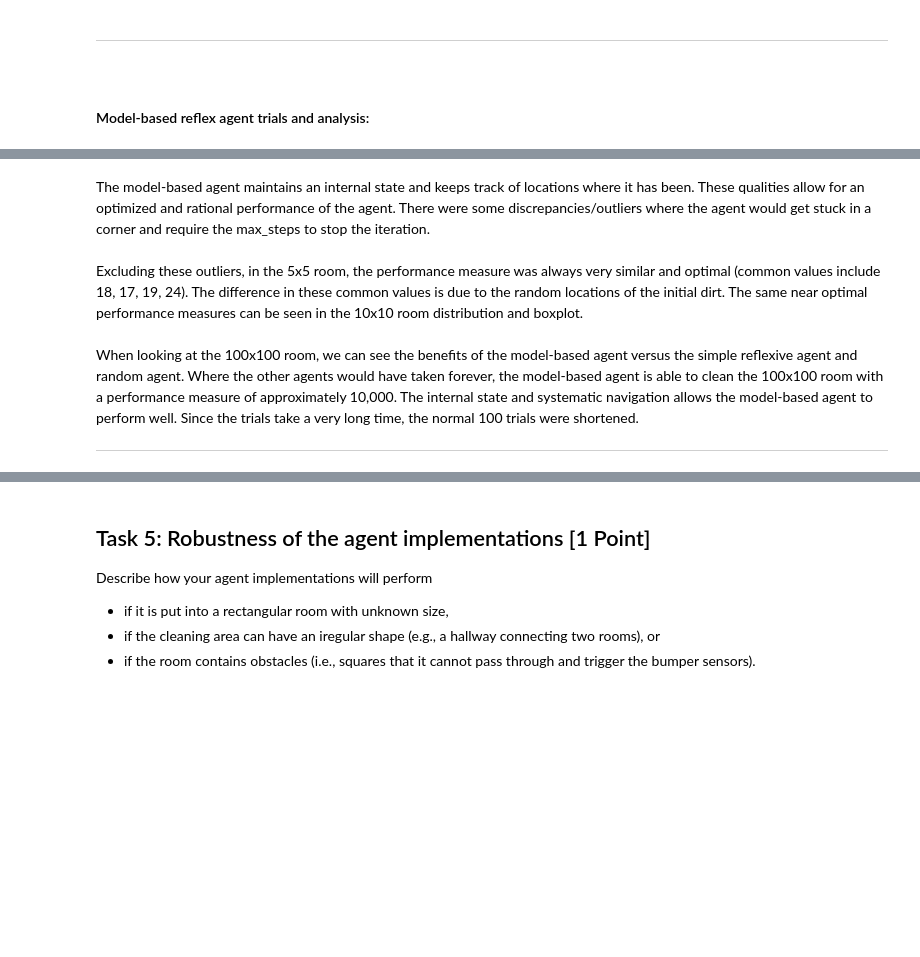
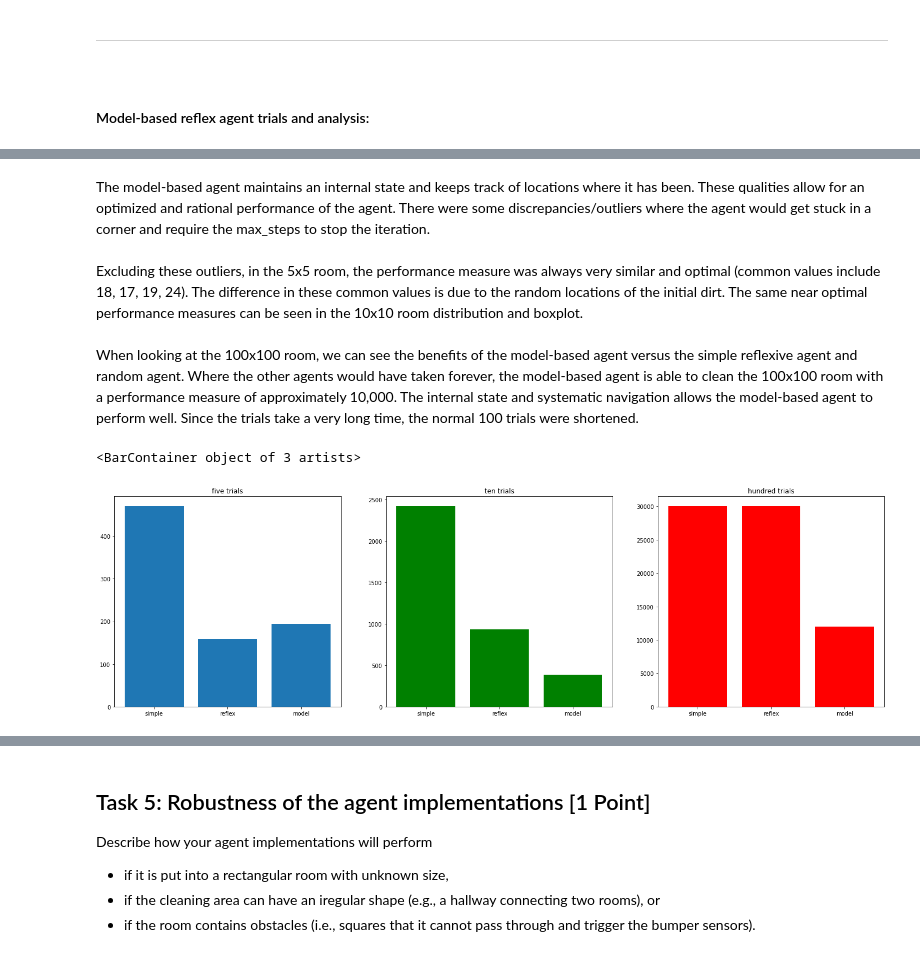
Before and after one commit to babartos/CS7320-AI, a Jupyter notebook: Agents/MBartos simple_randomized_agent.ipynb, the cells around one changed output, grey strips where cells are left out. Saved outputs shown, nothing was run; the diff lists cells and outputs as text; code cells hidden in the pictures; blank space fills up the shorter version.

```diff
--- a/Agents/MBartos simple_randomized_agent.ipynb
+++ b/Agents/MBartos simple_randomized_agent.ipynb
@@ -824,4 +824,27 @@ The model-based agent maintains an internal state and keeps track of locations w
 Excluding these outliers, in the 5x5 room, the performance measure was always very similar and optimal (common values include 18, 17, 19, 24). The difference in these common values is due to the random locations of the initial dirt. The same near optimal performance measures can be seen in the 10x10 room distribution and boxplot.
 <br> <br>
 When looking at the 100x100 room, we can see the benefits of the model-based agent versus the simple reflexive agent and random agent. Where the other agents would have taken forever, the model-based agent is able to clean the 100x100 room with a performance measure of approximately 10,000. The internal state and systematic navigation allows the model-based agent to perform well. Since the trials take a very long time, the normal 100 trials were shortened.
-<hr>
+# %%
+#Bar graphs comapring respective trials performances.
+mean_performance_five = [np.mean(randomizedAgent_result_five), np.mean(simpleReflex_result_five), np.mean(modelBased_result_five)]
+mean_performance_ten = [np.mean(randomizedAgent_result_ten), np.mean(simpleReflex_result_ten), np.mean(modelBased_result_ten)]
+mean_performance_hundred = [np.mean(randomizedAgent_result_hundred), np.mean(simpleReflex_result_hundred), np.mean(modelBased_result_hundred)]
+
+plt.subplots(figsize=(25, 7))
+plt.subplot(1,3,1)
+plt.title("five trials")
+agents = ["simple", "reflex", "model"]
+plt.bar(agents, mean_performance_five)
+
+plt.subplot(1,3,2)
+plt.title("ten trials")
+agents = ["simple", "reflex", "model"]
+plt.bar(agents, mean_performance_ten, color="green")
+
+plt.subplot(1,3,3)
+plt.title("hundred trials")
+agents = ["simple", "reflex", "model"]
+plt.bar(agents, mean_performance_hundred, color="red")
+# %% [output]
+<BarContainer object of 3 artists>
+[figure, added]
```
Also changed, not shown: parts of 22 cells of this notebook, 2 other files.
